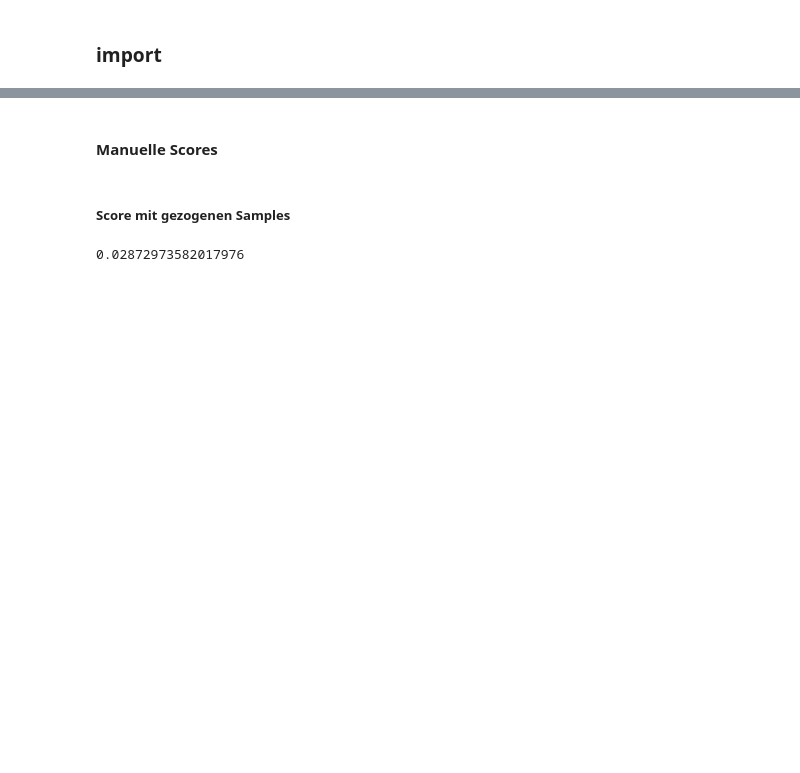
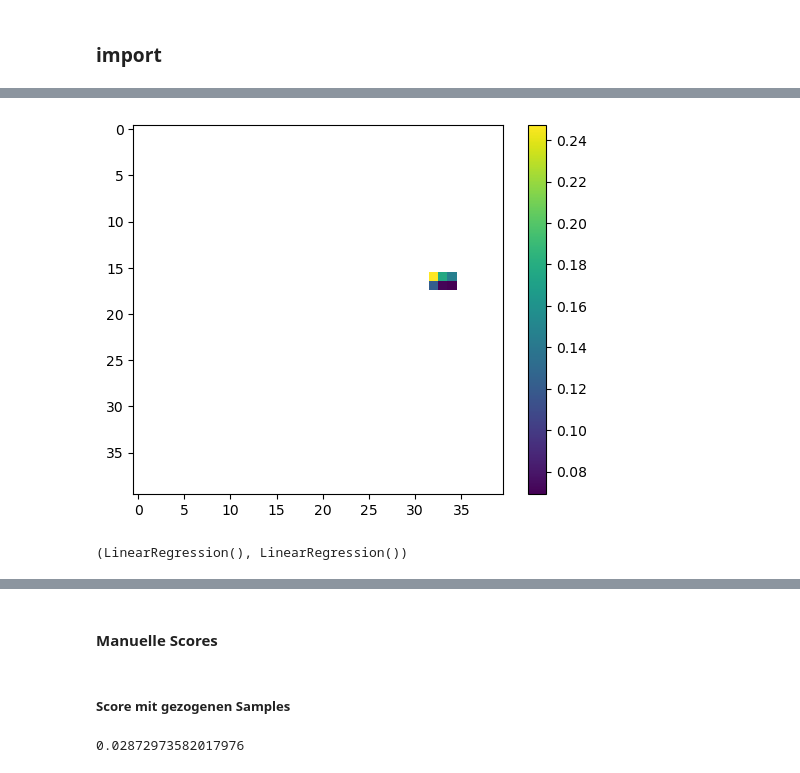
Before and after one commit to pjunghans1234/bachelorarbeit, a Jupyter notebook: Road_map_mrsol.ipynb, the cells around one changed output, grey strips where cells are left out. Cells and saved outputs as stored; diff of their text form; code cells hidden in the pictures; blank space fills up the shorter version.

Commit message:
score_function

```diff
--- a/Road_map_mrsol.ipynb
+++ b/Road_map_mrsol.ipynb
@@ -60,0 +62,2 @@ importlib.reload(Play.distribution_building)
+# %%
+pred_mat = Play.distribution_building.distribution_predictor_mat(min_lat_idx=16, max_lat_idx=18,  min_lon_idx=32, max_lon_idx=35)
@@ -60,0 +68,2 @@ importlib.reload(Play.distribution_building)
+# %%
+all_score_mat = Play.crps_score.crps_ensemble_score_mat(pred_mat,min_lat_idx=16, max_lat_idx=18,  min_lon_idx=32, max_lon_idx=35)
@@ -60,0 +97,6 @@ importlib.reload(Play.distribution_building)
+# %%
+plt.imshow(all_score_mat[0], cmap="viridis")
+plt.colorbar()
+plt.show()
+# %% [output]
+[figure, added]
@@ -60,0 +110,4 @@ importlib.reload(Play.distribution_building)
+# %%
+predictor
+# %% [output]
+(LinearRegression(), LinearRegression())
```
Also changed, not shown: parts of 6 cells of this notebook, 3 other files.
